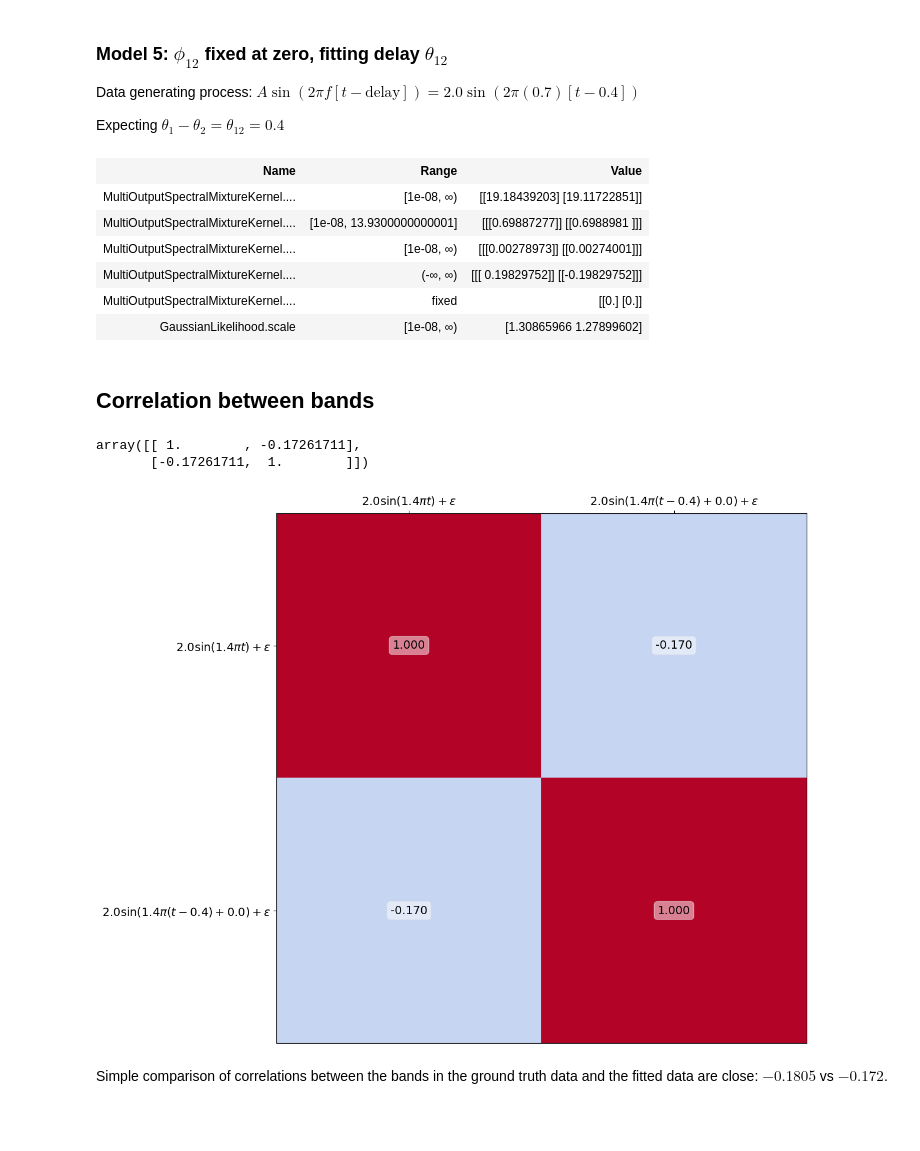
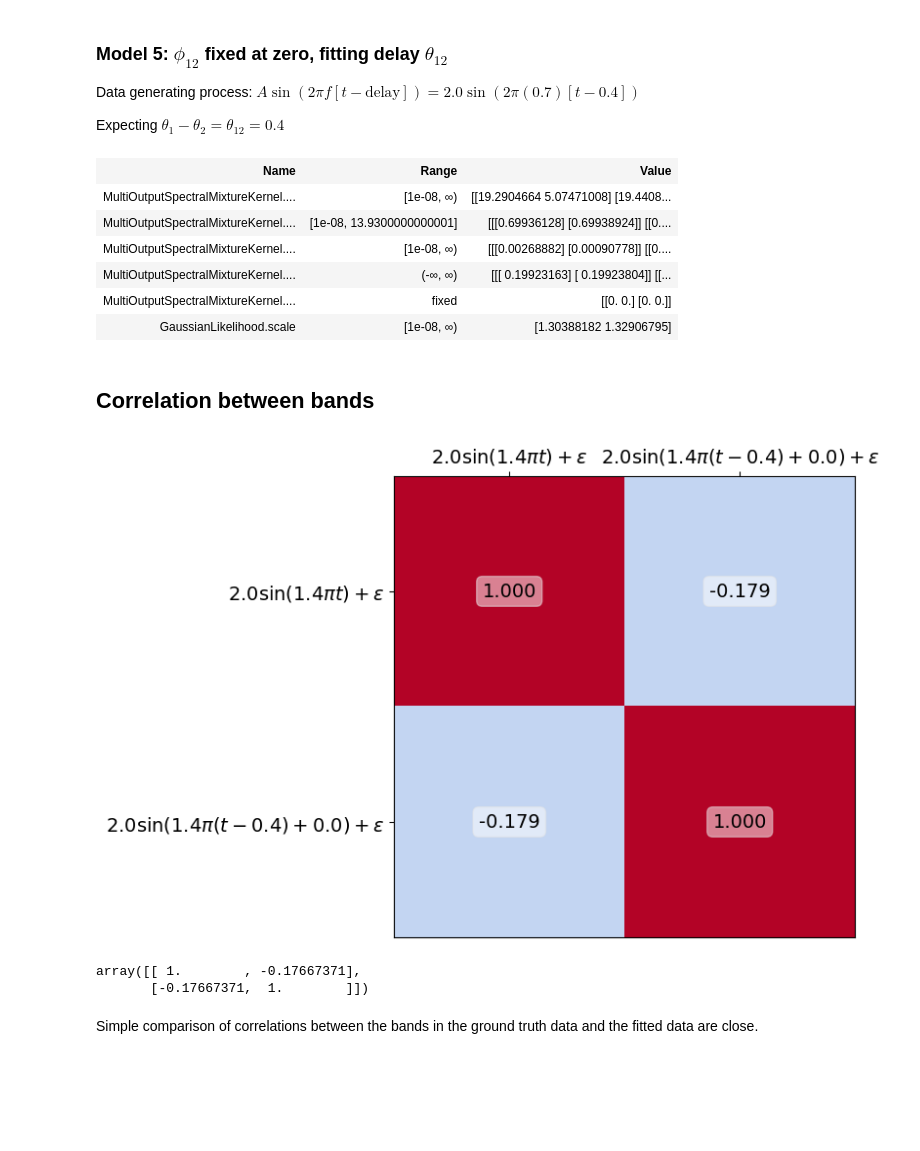
Before and after one commit to shihchingfu/mogptk-examples, a Jupyter notebook: two-band-sinusoid-example.ipynb, the cells around one changed output. Saved outputs shown, nothing was run; the diff lists cells and outputs as text; code cells hidden in the pictures; blank space fills up the shorter version.

Commit message:
Re-run with two mixture component.

```diff
--- a/two-band-sinusoid-example.ipynb
+++ b/two-band-sinusoid-example.ipynb
@@ -9,6 +9,9 @@ import numpy as np
 import matplotlib.pyplot as plt
 
 #torch.manual_seed(0);
+
+num_components = 2
+num_bands = 2
 # %% [markdown]
 The MOSM kernel has the form (Definition 5; Parra & Tobar 2017):
 
@@ -98,8 +101,8 @@ f2 = amplitude * np.sin(omega * (t - delay) + phase)
 y2 = f2 + noise_sigma*np.random.normal(size=len(t))
 
 dataset1 = mogptk.DataSet(
-    mogptk.Data(t, y1, name=rf'${amplitude} \sin({2*frequency}\pi t) + \varepsilon$'),
-    mogptk.Data(t, y2, name=rf'${amplitude} \sin({2*frequency}\pi (t - {delay}) + {phase}) + \varepsilon$')
+    mogptk.Data(X=t, Y=y1, name=rf'${amplitude} \sin({2*frequency}\pi t) + \varepsilon$'),
+    mogptk.Data(X=t, Y=y2, name=rf'${amplitude} \sin({2*frequency}\pi (t - {delay}) + {phase}) + \varepsilon$')
 )
 
 dataset1[0].set_function(lambda t: amplitude * np.sin(omega * t) )
@@ -217,8 +221,8 @@ Optimization finished in 9.156 seconds
 # %% [markdown]
 ### Model 5: Retrain with phase parameter $\phi_{12}$ fixed at zero
 # %%
-model5 = mogptk.MOSM(dataset1, Q=1)
-model5.gpr.kernel.phase.assign(np.zeros((2,1)), lower=0, upper=0, train=False)
+model5 = mogptk.MOSM(dataset1, Q=num_components)
+model5.gpr.kernel.phase.assign(np.zeros((num_bands, num_components)), lower=0, upper=0, train=False)
 model5.init_parameters(method='LS', iters=500)
 model5.train(method='Adam', iters=1000, plot=True, error='MAE', verbose=True);
 model5.plot_spectrum(title='PSD of model with fixed zero phase offset');
@@ -266,22 +271,22 @@ Expecting $\theta_1 - \theta_2 = \theta_{12} = 0.4$
 model5.print_parameters()
 # %% [output]
 | Name | Range | Value |
-| MultiOutputSpectralMixtureKernel.... | [1e-08, ∞) | [[19.18439203] [19.11722851]] |
-| MultiOutputSpectralMixtureKernel.... | [1e-08, 13.9300000000001] | [[[0.69887277]] [[0.6988981 ]]] |
-| MultiOutputSpectralMixtureKernel.... | [1e-08, ∞) | [[[0.00278973]] [[0.00274001]]] |
-| MultiOutputSpectralMixtureKernel.... | (-∞, ∞) | [[[ 0.19829752]] [[-0.19829752]]] |
-| MultiOutputSpectralMixtureKernel.... | fixed | [[0.] [0.]] |
-| GaussianLikelihood.scale | [1e-08, ∞) | [1.30865966 1.27899602] |
+| MultiOutputSpectralMixtureKernel.... | [1e-08, ∞) | [[19.2904664 5.07471008] [19.4408... |
+| MultiOutputSpectralMixtureKernel.... | [1e-08, 13.9300000000001] | [[[0.69936128] [0.69938924]] [[0.... |
+| MultiOutputSpectralMixtureKernel.... | [1e-08, ∞) | [[[0.00268882] [0.00090778]] [[0.... |
+| MultiOutputSpectralMixtureKernel.... | (-∞, ∞) | [[[ 0.19923163] [ 0.19923804]] [[... |
+| MultiOutputSpectralMixtureKernel.... | fixed | [[0. 0.] [0. 0.]] |
+| GaussianLikelihood.scale | [1e-08, ∞) | [1.30388182 1.32906795] |
 # %% [markdown]
 ## Correlation between bands
 # %%
-model5.plot_correlation();
-np.corrcoef(y1, y2)
+model5.plot_correlation(figsize=(8,8));
 # %% [output]
-array([[ 1.        , -0.17261711],
-       [-0.17261711,  1.        ]])
-[figure, old version]
+[figure, new version]
+# %%
+np.corrcoef(y1, y2)
+# %% [output]
+array([[ 1.        , -0.17667371],
+       [-0.17667371,  1.        ]])
 # %% [markdown]
-Simple comparison of correlations between the bands in the ground truth data and the fitted data are close: $-0.1805$ vs $-0.172$.
+Simple comparison of correlations between the bands in the ground truth data and the fitted data are close.
-# %% [markdown]
-##
```
Also changed, not shown: parts of 8 cells of this notebook.
